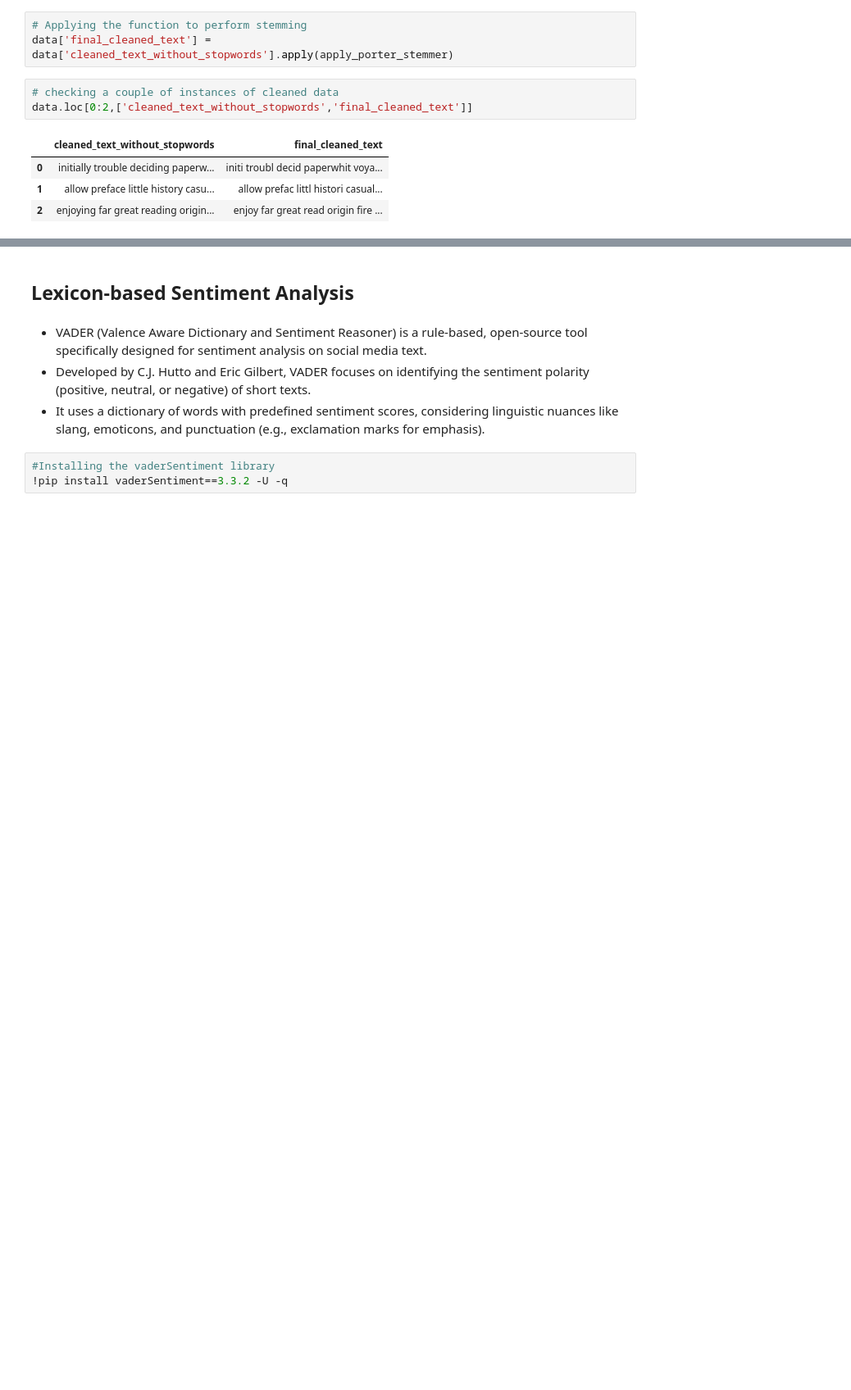
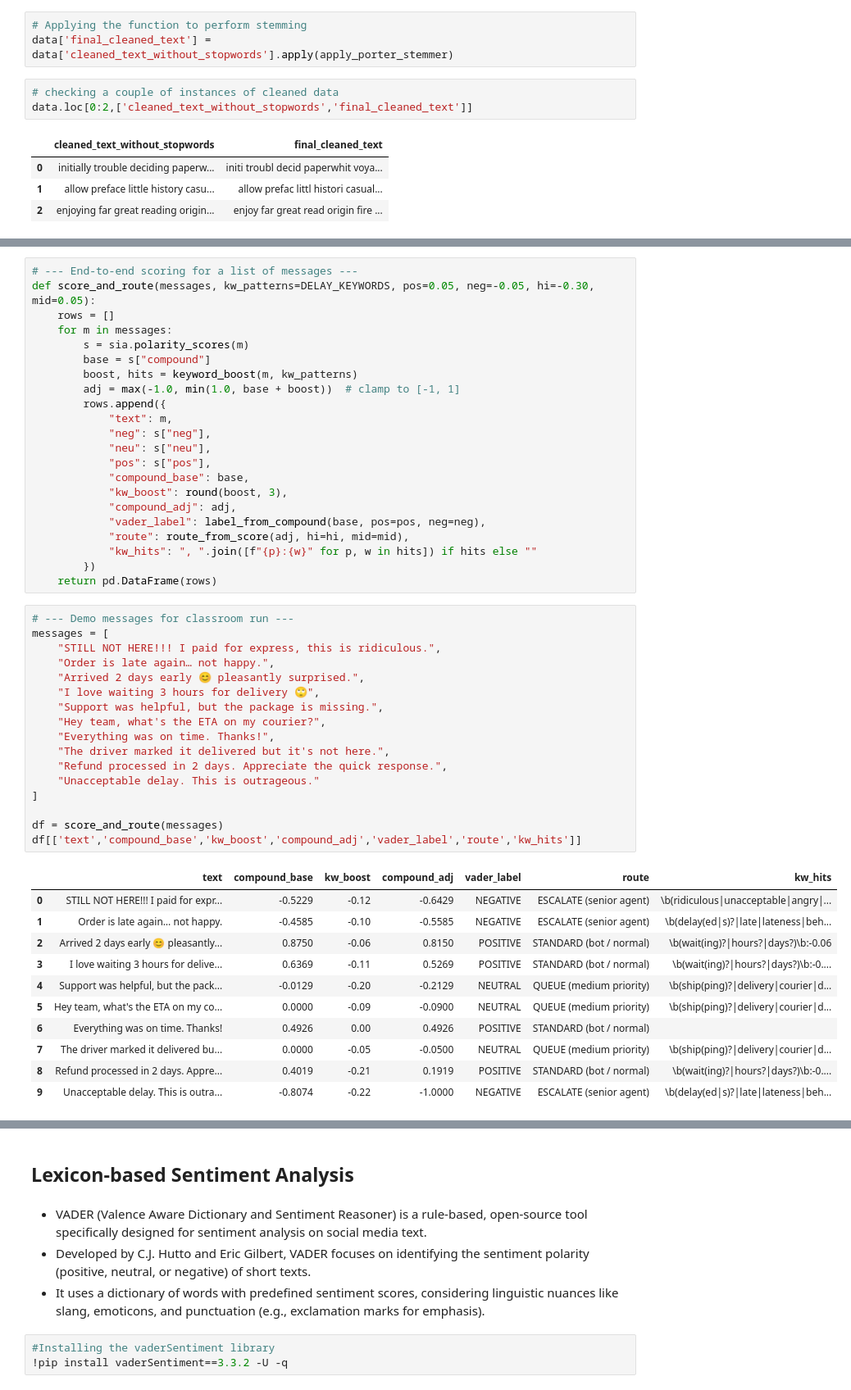
Before and after one commit to seamusmack/AIML-Resources, a Jupyter notebook: Case_Study_Product_Review_Sentiment_Analysis_Notebook.ipynb, the cells around one changed output, grey strips where cells are left out. Shown at 82% size. Cells and saved outputs as stored; diff of their text form; blank space fills up the shorter version.

```diff
--- a/Case_Study_Product_Review_Sentiment_Analysis_Notebook.ipynb
+++ b/Case_Study_Product_Review_Sentiment_Analysis_Notebook.ipynb
@@ -310,0 +434,51 @@ data.loc[0:2,['cleaned_text_without_stopwords','final_cleaned_text']]
+# %%
+# --- End-to-end scoring for a list of messages ---
+def score_and_route(messages, kw_patterns=DELAY_KEYWORDS, pos=0.05, neg=-0.05, hi=-0.30, mid=0.05):
+    rows = []
+    for m in messages:
+        s = sia.polarity_scores(m)
+        base = s["compound"]
+        boost, hits = keyword_boost(m, kw_patterns)
+        adj = max(-1.0, min(1.0, base + boost))  # clamp to [-1, 1]
+        rows.append({
+            "text": m,
+            "neg": s["neg"],
+            "neu": s["neu"],
+            "pos": s["pos"],
+            "compound_base": base,
+            "kw_boost": round(boost, 3),
+            "compound_adj": adj,
+            "vader_label": label_from_compound(base, pos=pos, neg=neg),
+            "route": route_from_score(adj, hi=hi, mid=mid),
+            "kw_hits": ", ".join([f"{p}:{w}" for p, w in hits]) if hits else ""
+        })
+    return pd.DataFrame(rows)
+# %%
+# --- Demo messages for classroom run ---
+messages = [
+    "STILL NOT HERE!!! I paid for express, this is ridiculous.",
+    "Order is late again… not happy.",
+    "Arrived 2 days early 😊 pleasantly surprised.",
+    "I love waiting 3 hours for delivery 🙄",
+    "Support was helpful, but the package is missing.",
+    "Hey team, what's the ETA on my courier?",
+    "Everything was on time. Thanks!",
+    "The driver marked it delivered but it's not here.",
+    "Refund processed in 2 days. Appreciate the quick response.",
+    "Unacceptable delay. This is outrageous."
+]
+
+df = score_and_route(messages)
+df[['text','compound_base','kw_boost','compound_adj','vader_label','route','kw_hits']]
+# %% [output]
+|  | text | compound_base | kw_boost | compound_adj | vader_label | route | kw_hits |
+| 0 | STILL NOT HERE!!! I paid for expr... | -0.5229 | -0.12 | -0.6429 | NEGATIVE | ESCALATE (senior agent) | \b(ridiculous|unacceptable|angry|... |
+| 1 | Order is late again… not happy. | -0.4585 | -0.10 | -0.5585 | NEGATIVE | ESCALATE (senior agent) | \b(delay(ed|s)?|late|lateness|beh... |
+| 2 | Arrived 2 days early 😊 pleasantly... | 0.8750 | -0.06 | 0.8150 | POSITIVE | STANDARD (bot / normal) | \b(wait(ing)?|hours?|days?)\b:-0.06 |
+| 3 | I love waiting 3 hours for delive... | 0.6369 | -0.11 | 0.5269 | POSITIVE | STANDARD (bot / normal) | \b(wait(ing)?|hours?|days?)\b:-0.... |
+| 4 | Support was helpful, but the pack... | -0.0129 | -0.20 | -0.2129 | NEUTRAL | QUEUE (medium priority) | \b(ship(ping)?|delivery|courier|d... |
+| 5 | Hey team, what's the ETA on my co... | 0.0000 | -0.09 | -0.0900 | NEUTRAL | QUEUE (medium priority) | \b(ship(ping)?|delivery|courier|d... |
+| 6 | Everything was on time. Thanks! | 0.4926 | 0.00 | 0.4926 | POSITIVE | STANDARD (bot / normal) |  |
+| 7 | The driver marked it delivered bu... | 0.0000 | -0.05 | -0.0500 | NEUTRAL | QUEUE (medium priority) | \b(ship(ping)?|delivery|courier|d... |
+| 8 | Refund processed in 2 days. Appre... | 0.4019 | -0.21 | 0.1919 | POSITIVE | STANDARD (bot / normal) | \b(wait(ing)?|hours?|days?)\b:-0.... |
+| 9 | Unacceptable delay. This is outra... | -0.8074 | -0.22 | -1.0000 | NEGATIVE | ESCALATE (senior agent) | \b(delay(ed|s)?|late|lateness|beh... |
```
Also changed, not shown: parts of 11 cells of this notebook.
